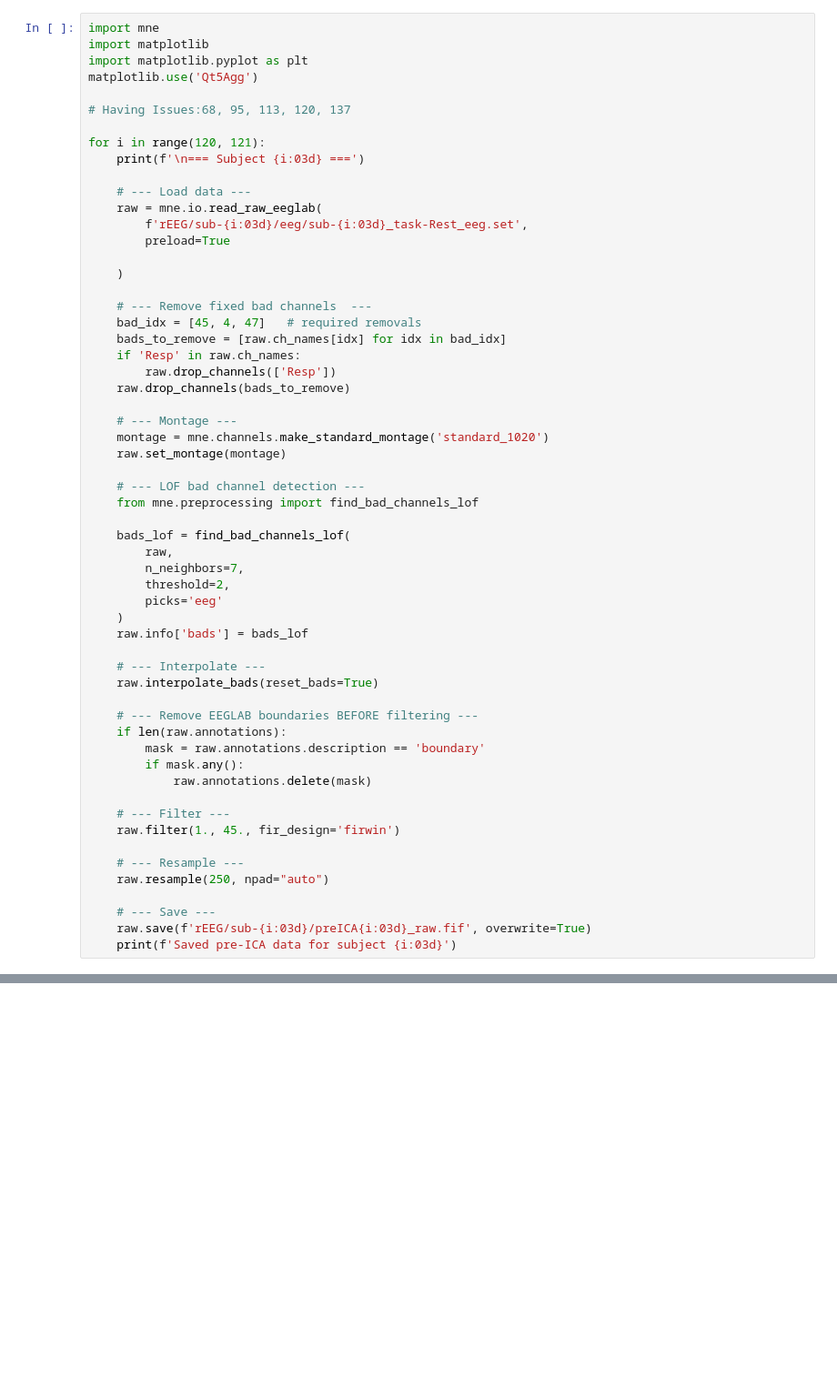
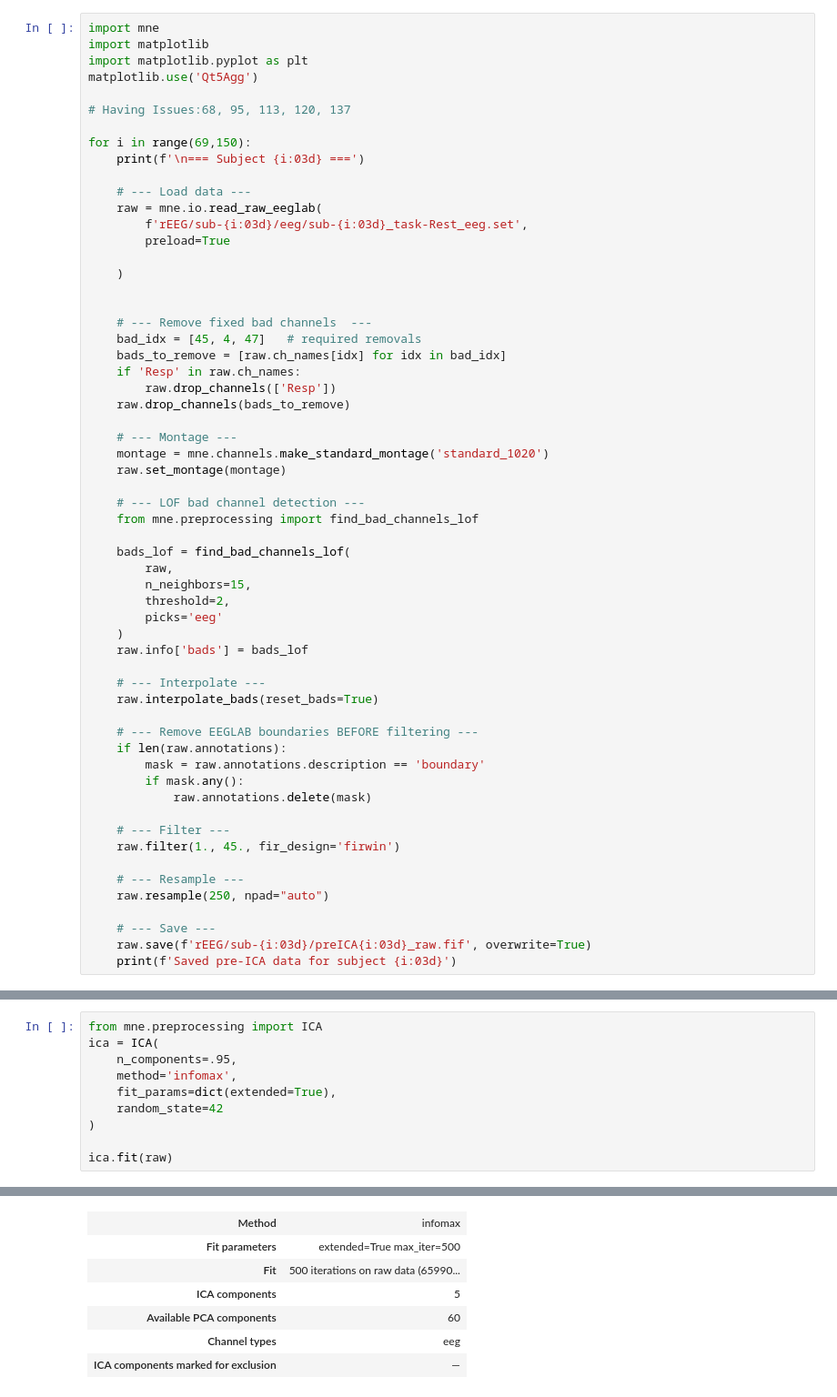
Before and after one commit to Princess-O1633/EEG_Project, a Jupyter notebook: preprocess_all.ipynb, the cells around one changed output, grey strips where cells are left out. Shown at 91% size. Drawn from its saved outputs; the diff is of its cells as text; blank space fills up the shorter version.

```diff
--- a/preprocess_all.ipynb
+++ b/preprocess_all.ipynb
@@ -6,7 +6,7 @@ matplotlib.use('Qt5Agg')
 
 # Having Issues:68, 95, 113, 120, 137
 
-for i in range(120, 121):
+for i in range(69,150):
     print(f'\n=== Subject {i:03d} ===')
 
     # --- Load data ---
@@ -15,6 +15,7 @@ for i in range(120, 121):
         preload=True
 
     )
+
 
     # --- Remove fixed bad channels  ---
     bad_idx = [45, 4, 47]   # required removals
@@ -32,7 +33,7 @@ for i in range(120, 121):
 
     bads_lof = find_bad_channels_lof(
         raw,
-        n_neighbors=7,
+        n_neighbors=15,
         threshold=2,
         picks='eeg'
     )
@@ -80,0 +265,11 @@ Saved pre-ICA data for subject 120
+# %%
+from mne.preprocessing import ICA
+ica = ICA(
+    n_components=.95,
+    method='infomax',
+    fit_params=dict(extended=True),
+    random_state=42
+)
+
+ica.fit(raw)
+# %% [output]
@@ -80,0 +280,7 @@ Saved pre-ICA data for subject 120
+| Method | infomax |
+| Fit parameters | extended=True max_iter=500 |
+| Fit | 500 iterations on raw data (65990... |
+| ICA components | 5 |
+| Available PCA components | 60 |
+| Channel types | eeg |
+| ICA components marked for exclusion | — |
```
Also changed, not shown: parts of 2 cells of this notebook, 6 other files.
